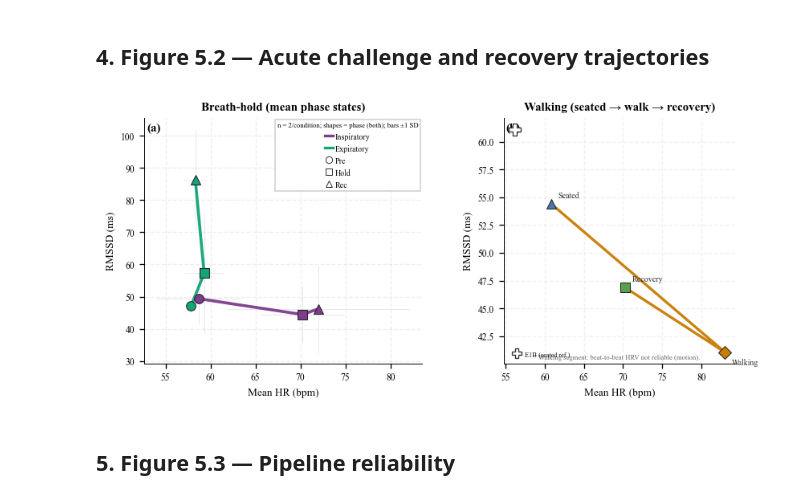
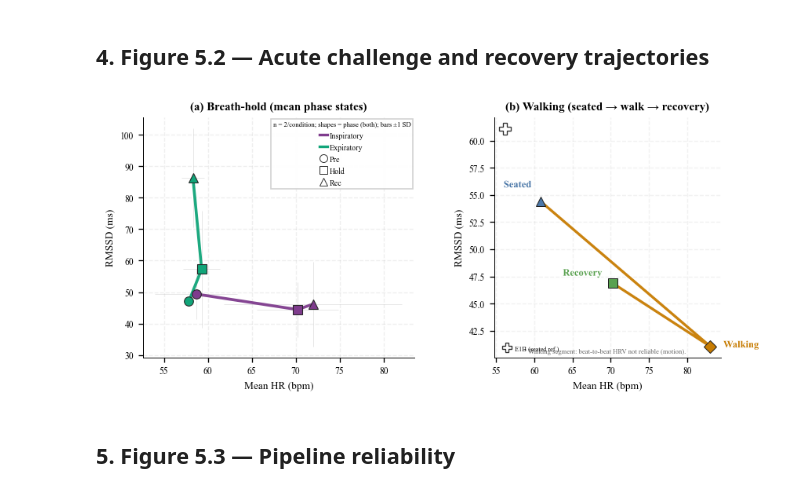
Before and after one commit to peienwu1216/hw5_ecg-analysis, a Jupyter notebook: notebooks/06_integration.ipynb, the cells around one changed output. Drawn from its saved outputs; the diff is of its cells as text; code cells hidden in the pictures.

```diff
--- a/notebooks/06_integration.ipynb
+++ b/notebooks/06_integration.ipynb
@@ -393,6 +467,7 @@ ax1 = fig.add_subplot(gs[0, 0])
 ax2 = fig.add_subplot(gs[0, 1])
 
 from matplotlib.lines import Line2D
+import matplotlib.patheffects as pe
 
 # (a) Distinct, filled markers; trajectory on top; uncertainty very light (±1 SD, n=2)
 phase_markers = {"pre": "o", "hold": "s", "recovery": "^"}
@@ -458,12 +533,11 @@ leg = ax1.legend(
     framealpha=0.98,
     edgecolor="0.82",
 )
-ax1.set_title("Breath-hold (mean phase states)")
+ax1.set_title("(a) Breath-hold (mean phase states)")
 ax1.set_xlabel("Mean HR (bpm)")
 ax1.set_ylabel("RMSSD (ms)")
 ax1.grid(True, linestyle="--", alpha=0.2, zorder=0.5)
 ax1.set_axisbelow(True)
-panel_label(ax1, "(a)")
 
 # (b) No circles: seated = triangle up, walk = diamond, recovery = square; E1B ref = + (not a second trajectory point style)
 e3_anchor = steady_df.loc[steady_df["Condition"] == "E1B"].iloc[0]
@@ -494,38 +568,51 @@ ax2.plot(
     zorder=1,
     solid_capstyle="round",
     solid_joinstyle="round",
     alpha=0.95,
 )
 for regime in regime_order:
     row = e3_plot.loc[regime]
     ax2.plot(
         [float(row["Mean HR (bpm)"])],
         [float(row["RMSSD (ms)"])],
         markersize=7.0,
         marker=regime_markers[regime],
         color=regime_colors[regime],
         linestyle="None",
         markerfacecolor=regime_colors[regime],
         markeredgecolor="0.12",
         markeredgewidth=0.6,
         zorder=2,
     )
-    off = (5, 5) if regime != "walking" else (5, -9)
-    ax2.annotate(regime[0].upper() + regime[1:], (row["Mean HR (bpm)"], row["RMSSD (ms)"]), xytext=off, textcoords="offset points", fontsize=6.0, color="0.15")
+    e3_label_kw = {
+        "seated": {"xytext": (-7, 9), "ha": "right", "va": "bottom"},
+        "walking": {"xytext": (10, 4), "ha": "left", "va": "top"},
+        "recovery": {"xytext": (-8, 4), "ha": "right", "va": "bottom"},
+    }[regime]
+    ax2.annotate(
+        regime[0].upper() + regime[1:],
+        (row["Mean HR (bpm)"], row["RMSSD (ms)"]),
+        textcoords="offset points",
+        fontsize=7.5,
+        fontweight="semibold",
+        color=regime_colors[regime],
+        zorder=5,
+        path_effects=[pe.withStroke(linewidth=2.2, foreground="white", capstyle="round", joinstyle="round")],
+        **e3_label_kw,
+    )
 ax2.text(0.5, 0.02, "Walking segment: beat-to-beat HRV not reliable (motion).", transform=ax2.transAxes, ha="center", fontsize=5.2, color="0.4")
 e3h = [Line2D([0], [0], color="0.2", marker="P", ls="None", mfc="white", mec="0.2", mew=0.8, label="E1B (seated ref.)", markersize=7.0)]
 ax2.legend(handles=e3h, loc="lower left", frameon=False, fontsize=5.0, handletextpad=0.3)
-ax2.set_title("Walking (seated → walk → recovery)")
+ax2.set_title("(b) Walking (seated → walk → recovery)")
 ax2.set_xlabel("Mean HR (bpm)")
 ax2.set_ylabel("RMSSD (ms)")
 ax2.grid(True, linestyle="--", alpha=0.16, zorder=0.5)
 ax2.set_axisbelow(True)
-panel_label(ax2, "(b)")
 
 PL.save_figure(fig, "nb06_fig02_hf_vs_hr_scatter.pdf")
 plt.show()
 # %% [output]
-[figure, old version]
+[figure, new version]
 # %% [markdown]
 ## 5. Figure 5.3 — Pipeline reliability
 # %%
```
Also changed, not shown: parts of 1 cell of this notebook, 6 other files.
